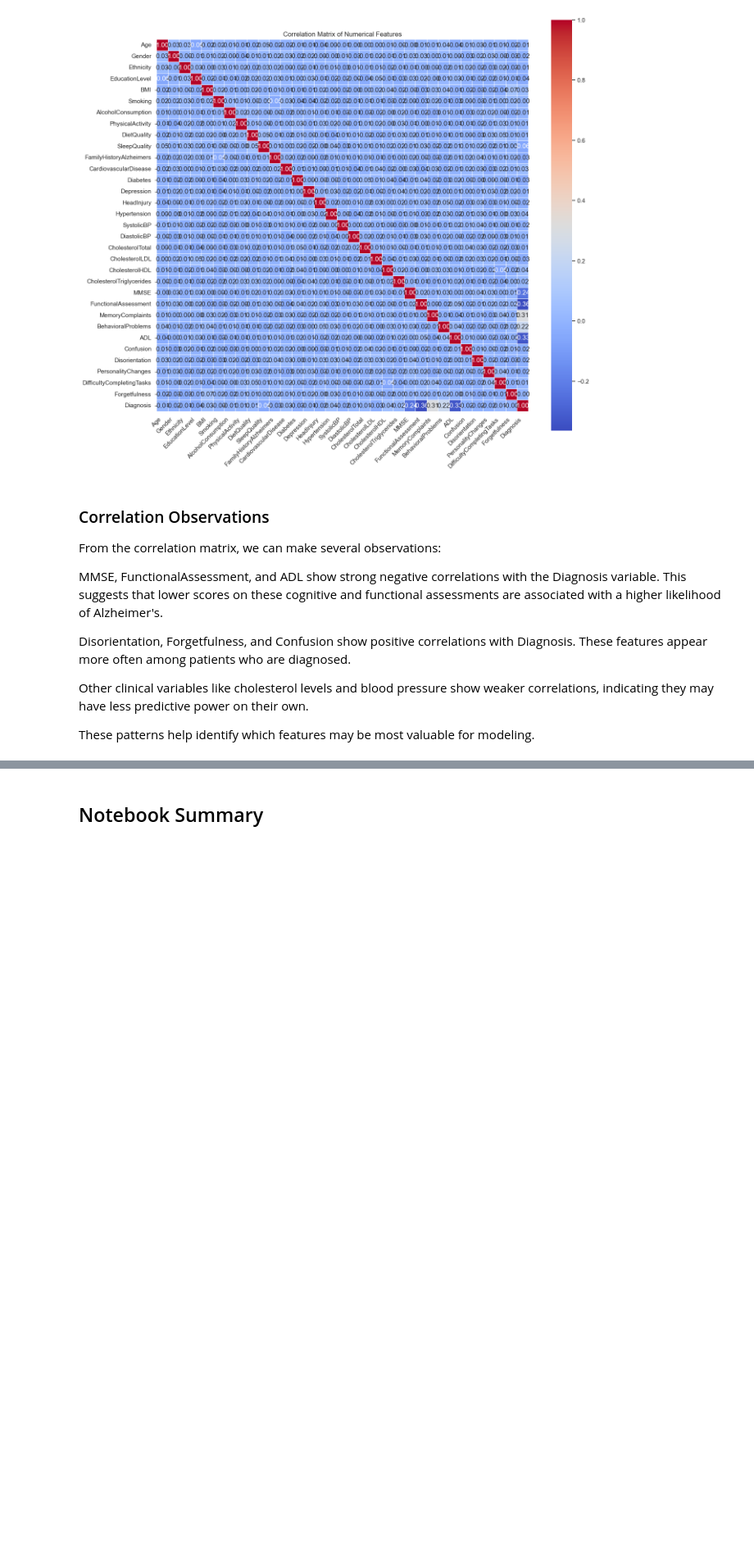
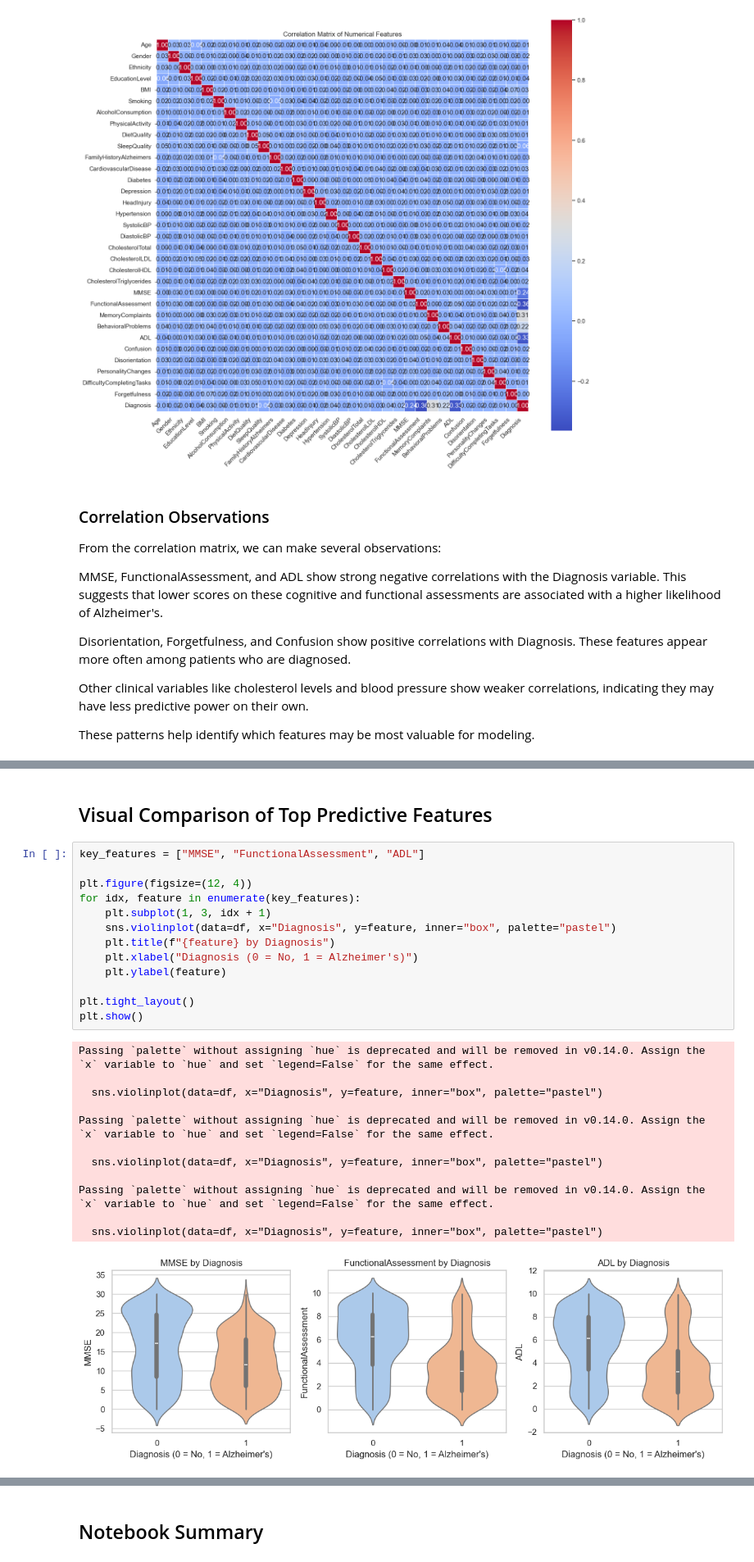
Before and after one commit to FeliciaFavrholdt/BI_EXAM, a Jupyter notebook: Analysis/notebooks/03_Exploratory_Data_Analysis.ipynb, the cells around one changed output, grey strips where cells are left out. Shown at 82% size. Cells and saved outputs as stored; diff of their text form; blank space fills up the shorter version.

```diff
--- a/Analysis/notebooks/03_Exploratory_Data_Analysis.ipynb
+++ b/Analysis/notebooks/03_Exploratory_Data_Analysis.ipynb
@@ -247,0 +285,28 @@ These patterns help identify which features may be most valuable for modeling.
+# %% [markdown]
+## Visual Comparison of Top Predictive Features
+# %%
+key_features = ["MMSE", "FunctionalAssessment", "ADL"]
+
+plt.figure(figsize=(12, 4))
+for idx, feature in enumerate(key_features):
+    plt.subplot(1, 3, idx + 1)
+    sns.violinplot(data=df, x="Diagnosis", y=feature, inner="box", palette="pastel")
+    plt.title(f"{feature} by Diagnosis")
+    plt.xlabel("Diagnosis (0 = No, 1 = Alzheimer's)")
+    plt.ylabel(feature)
+
+plt.tight_layout()
+plt.show()
+# %% [output]
+Passing `palette` without assigning `hue` is deprecated and will be removed in v0.14.0. Assign the `x` variable to `hue` and set `legend=False` for the same effect.
+
+  sns.violinplot(data=df, x="Diagnosis", y=feature, inner="box", palette="pastel")
+
+Passing `palette` without assigning `hue` is deprecated and will be removed in v0.14.0. Assign the `x` variable to `hue` and set `legend=False` for the same effect.
+
+  sns.violinplot(data=df, x="Diagnosis", y=feature, inner="box", palette="pastel")
+
+Passing `palette` without assigning `hue` is deprecated and will be removed in v0.14.0. Assign the `x` variable to `hue` and set `legend=False` for the same effect.
+
+  sns.violinplot(data=df, x="Diagnosis", y=feature, inner="box", palette="pastel")
+[figure, added]
```
Also changed, not shown: parts of 17 cells of this notebook.
